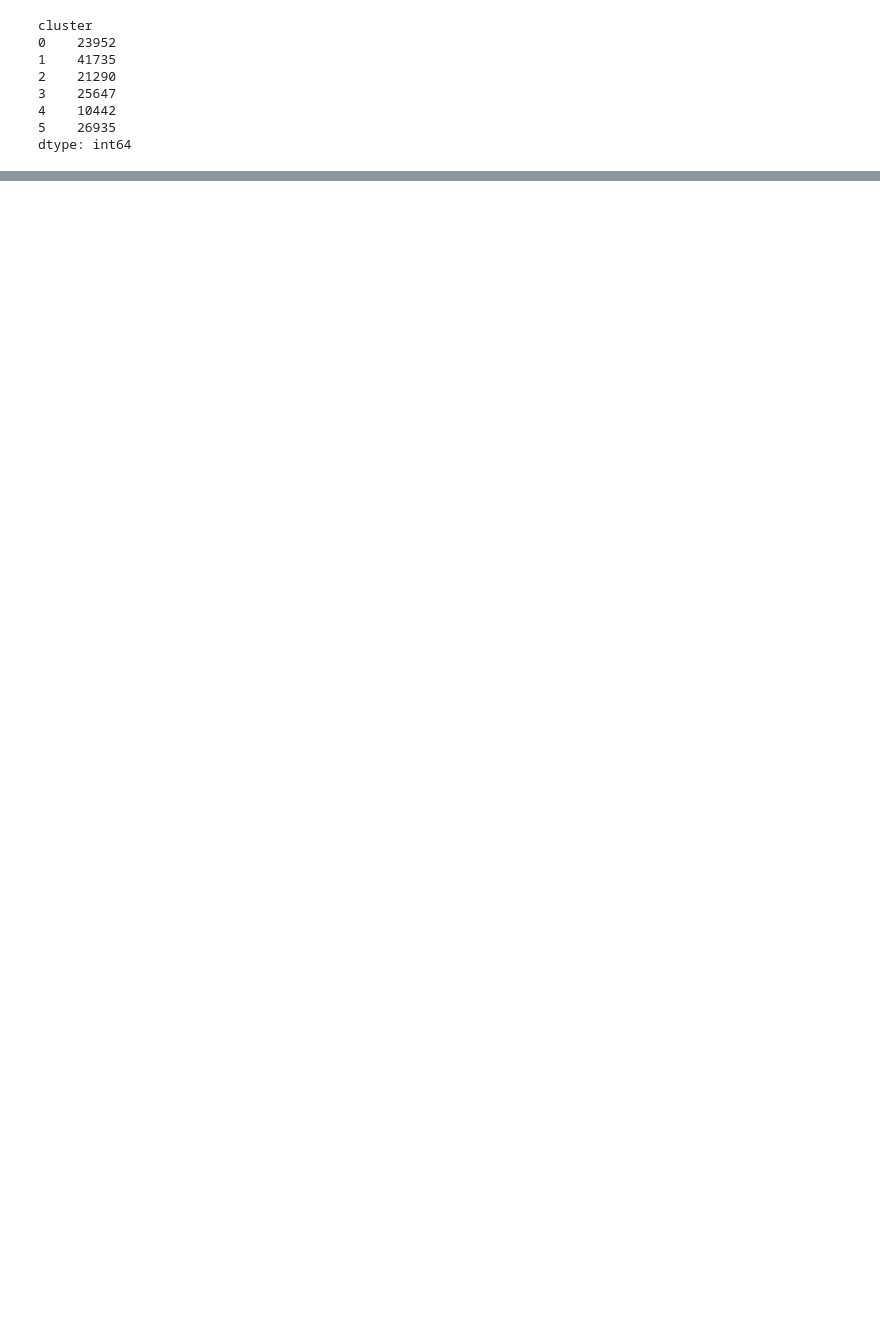
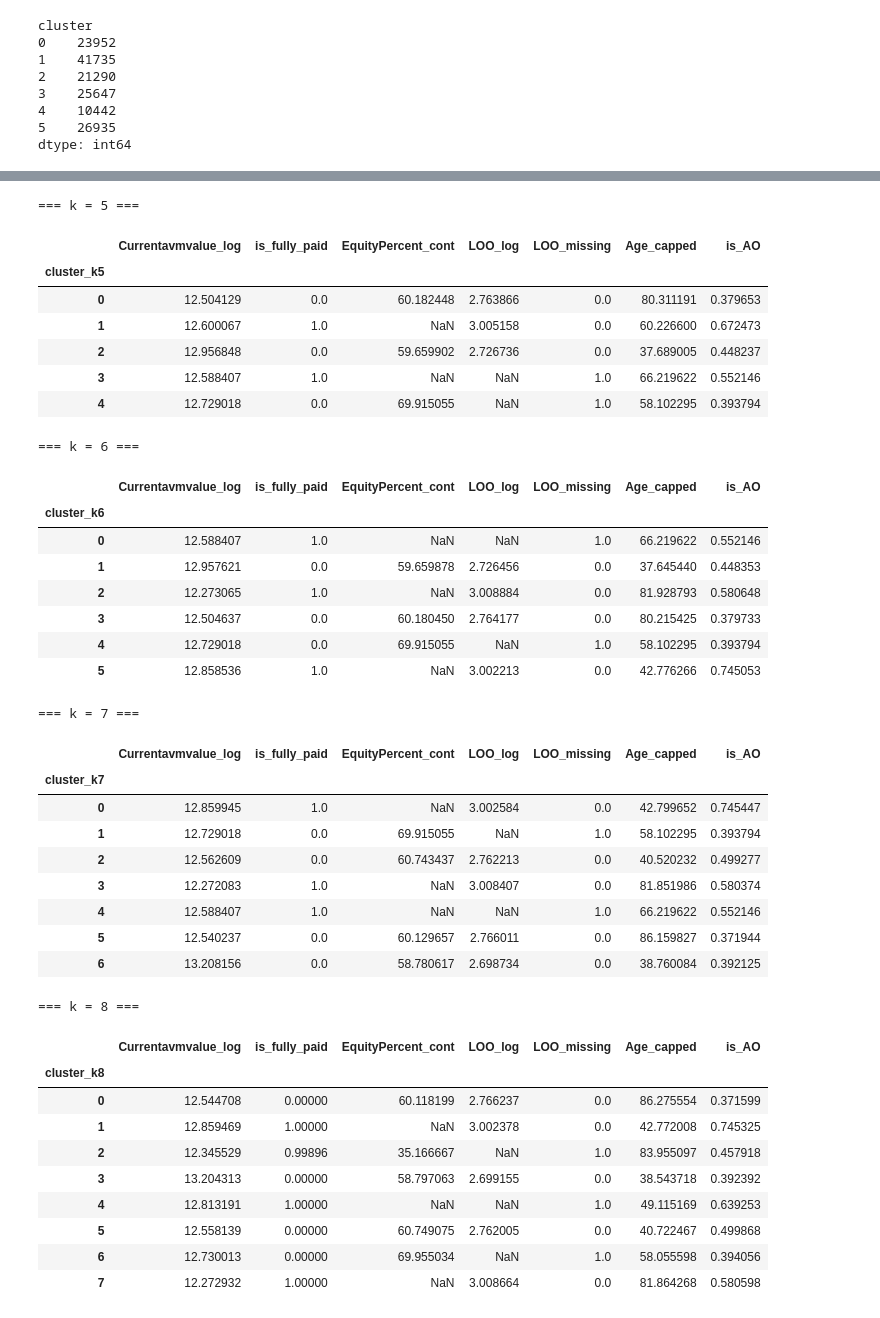
Before and after one commit to m-kareem/Property_clustring, a Jupyter notebook: Data_exploration.ipynb, the cells around one changed output, grey strips where cells are left out. Saved outputs shown, nothing was run; the diff lists cells and outputs as text; code cells hidden in the pictures; blank space fills up the shorter version.

```diff
--- a/Data_exploration.ipynb
+++ b/Data_exploration.ipynb
@@ -616,0 +897,72 @@ df_combined["cluster"] = kmeans.predict(X_full_scaled)
+# %%
+# 1. Stability check
+from sklearn.cluster import KMeans
+
+k_values = [5, 6, 7, 8]
+cluster_results = {}
+
+for k in k_values:
+    km = KMeans(
+        n_clusters=k,
+        random_state=42,
+        n_init=20
+    )
+    labels = km.fit_predict(X_scaled)
+    cluster_results[k] = labels
+
+# remove previous clustring column
+sampled_df.drop("cluster", axis=1, inplace=True)
+
+for k, labels in cluster_results.items():
+    sampled_df[f"cluster_k{k}"] = labels
+# %%
+# Compare cluster profiles
+for k in k_values:
+    print(f"\n=== k = {k} ===")
+    display(
+        sampled_df
+        .groupby(f"cluster_k{k}")[cluster_features + ["is_AO"]]
+        .mean()
+    )
+
+    # print cluster size
+    sampled_df.groupby("cluster").size()
+# %% [output]
+=== k = 5 ===
+|  | Currentavmvalue_log | is_fully_paid | EquityPercent_cont | LOO_log | LOO_missing | Age_capped | is_AO |
+| cluster_k5 |  |  |  |  |  |  |  |
+| 0 | 12.504129 | 0.0 | 60.182448 | 2.763866 | 0.0 | 80.311191 | 0.379653 |
+| 1 | 12.600067 | 1.0 | NaN | 3.005158 | 0.0 | 60.226600 | 0.672473 |
+| 2 | 12.956848 | 0.0 | 59.659902 | 2.726736 | 0.0 | 37.689005 | 0.448237 |
+| 3 | 12.588407 | 1.0 | NaN | NaN | 1.0 | 66.219622 | 0.552146 |
+| 4 | 12.729018 | 0.0 | 69.915055 | NaN | 1.0 | 58.102295 | 0.393794 |
+=== k = 6 ===
+|  | Currentavmvalue_log | is_fully_paid | EquityPercent_cont | LOO_log | LOO_missing | Age_capped | is_AO |
+| cluster_k6 |  |  |  |  |  |  |  |
+| 0 | 12.588407 | 1.0 | NaN | NaN | 1.0 | 66.219622 | 0.552146 |
+| 1 | 12.957621 | 0.0 | 59.659878 | 2.726456 | 0.0 | 37.645440 | 0.448353 |
+| 2 | 12.273065 | 1.0 | NaN | 3.008884 | 0.0 | 81.928793 | 0.580648 |
+| 3 | 12.504637 | 0.0 | 60.180450 | 2.764177 | 0.0 | 80.215425 | 0.379733 |
+| 4 | 12.729018 | 0.0 | 69.915055 | NaN | 1.0 | 58.102295 | 0.393794 |
+| 5 | 12.858536 | 1.0 | NaN | 3.002213 | 0.0 | 42.776266 | 0.745053 |
+=== k = 7 ===
+|  | Currentavmvalue_log | is_fully_paid | EquityPercent_cont | LOO_log | LOO_missing | Age_capped | is_AO |
+| cluster_k7 |  |  |  |  |  |  |  |
+| 0 | 12.859945 | 1.0 | NaN | 3.002584 | 0.0 | 42.799652 | 0.745447 |
+| 1 | 12.729018 | 0.0 | 69.915055 | NaN | 1.0 | 58.102295 | 0.393794 |
+| 2 | 12.562609 | 0.0 | 60.743437 | 2.762213 | 0.0 | 40.520232 | 0.499277 |
+| 3 | 12.272083 | 1.0 | NaN | 3.008407 | 0.0 | 81.851986 | 0.580374 |
+| 4 | 12.588407 | 1.0 | NaN | NaN | 1.0 | 66.219622 | 0.552146 |
+| 5 | 12.540237 | 0.0 | 60.129657 | 2.766011 | 0.0 | 86.159827 | 0.371944 |
+| 6 | 13.208156 | 0.0 | 58.780617 | 2.698734 | 0.0 | 38.760084 | 0.392125 |
+=== k = 8 ===
+|  | Currentavmvalue_log | is_fully_paid | EquityPercent_cont | LOO_log | LOO_missing | Age_capped | is_AO |
+| cluster_k8 |  |  |  |  |  |  |  |
+| 0 | 12.544708 | 0.00000 | 60.118199 | 2.766237 | 0.0 | 86.275554 | 0.371599 |
+| 1 | 12.859469 | 1.00000 | NaN | 3.002378 | 0.0 | 42.772008 | 0.745325 |
+| 2 | 12.345529 | 0.99896 | 35.166667 | NaN | 1.0 | 83.955097 | 0.457918 |
+| 3 | 13.204313 | 0.00000 | 58.797063 | 2.699155 | 0.0 | 38.543718 | 0.392392 |
+| 4 | 12.813191 | 1.00000 | NaN | NaN | 1.0 | 49.115169 | 0.639253 |
+| 5 | 12.558139 | 0.00000 | 60.749075 | 2.762005 | 0.0 | 40.722467 | 0.499868 |
+| 6 | 12.730013 | 0.00000 | 69.955034 | NaN | 1.0 | 58.055598 | 0.394056 |
+| 7 | 12.272932 | 1.00000 | NaN | 3.008664 | 0.0 | 81.864268 | 0.580598 |
```
Also changed, not shown: parts of 14 cells of this notebook.
